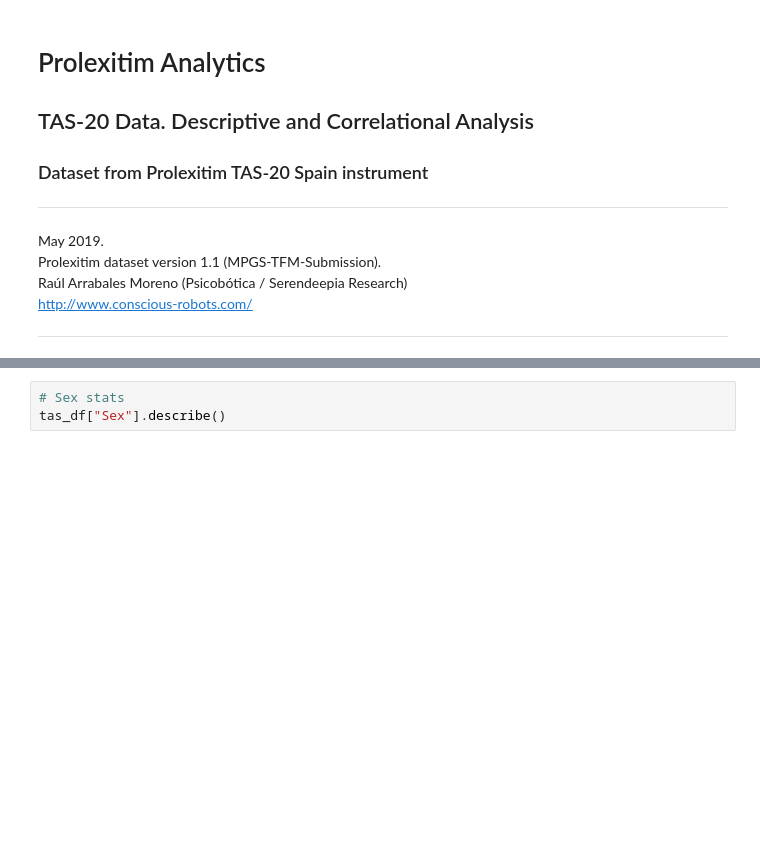
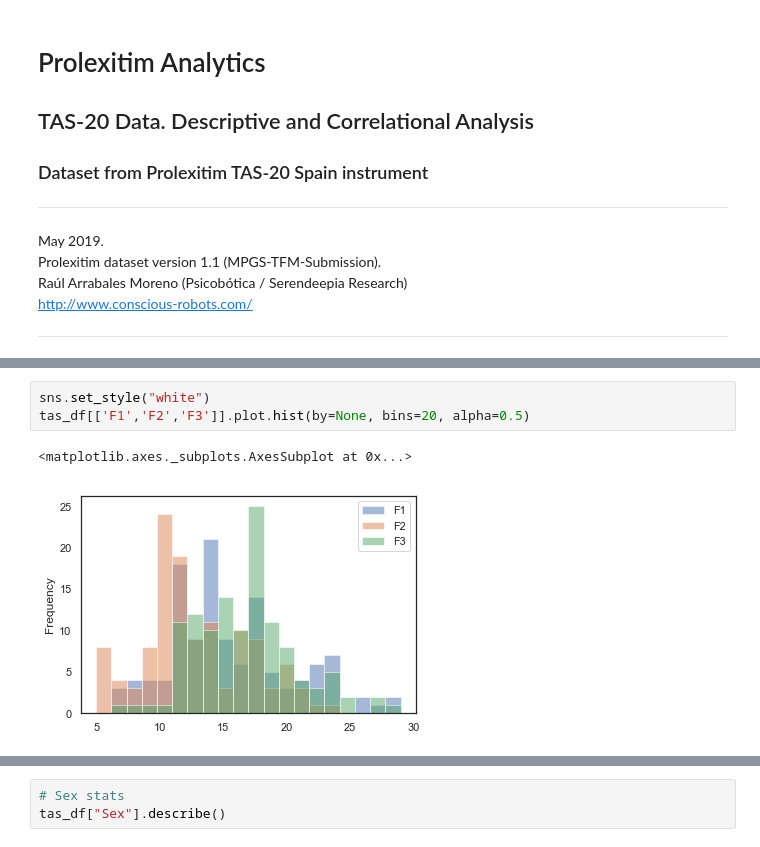
Before and after one commit to psicobotica/prolexitim-analytics, a Jupyter notebook: scripts/TAS-Correlational.ipynb, the cells around one changed output, grey strips where cells are left out. Saved outputs shown, nothing was run; the diff lists cells and outputs as text; blank space fills up the shorter version.

```diff
--- a/scripts/TAS-Correlational.ipynb
+++ b/scripts/TAS-Correlational.ipynb
@@ -121,0 +74,6 @@ tas_df.describe()
+# %%
+sns.set_style("white")
+tas_df[['F1','F2','F3']].plot.hist(by=None, bins=20, alpha=0.5)
+# %% [output]
+<matplotlib.axes._subplots.AxesSubplot at 0x...>
+[figure, added]
```
Also changed, not shown: parts of 39 cells of this notebook.
